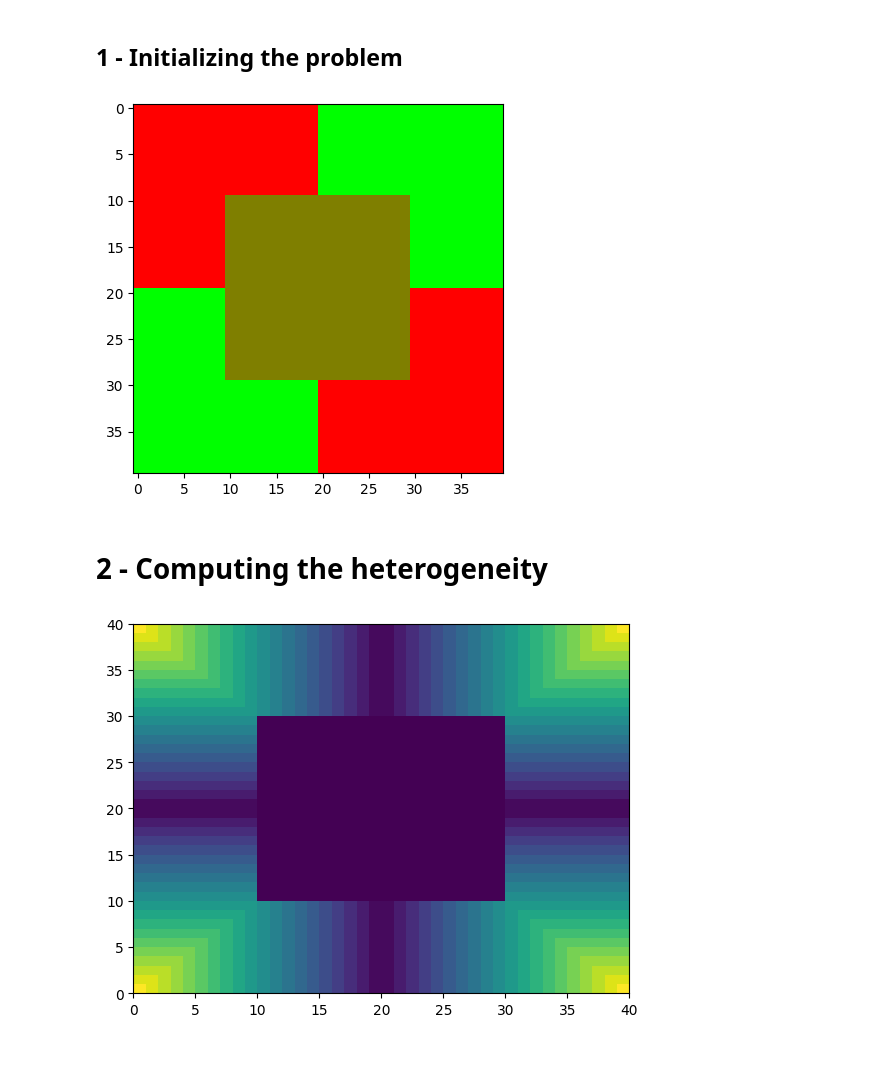
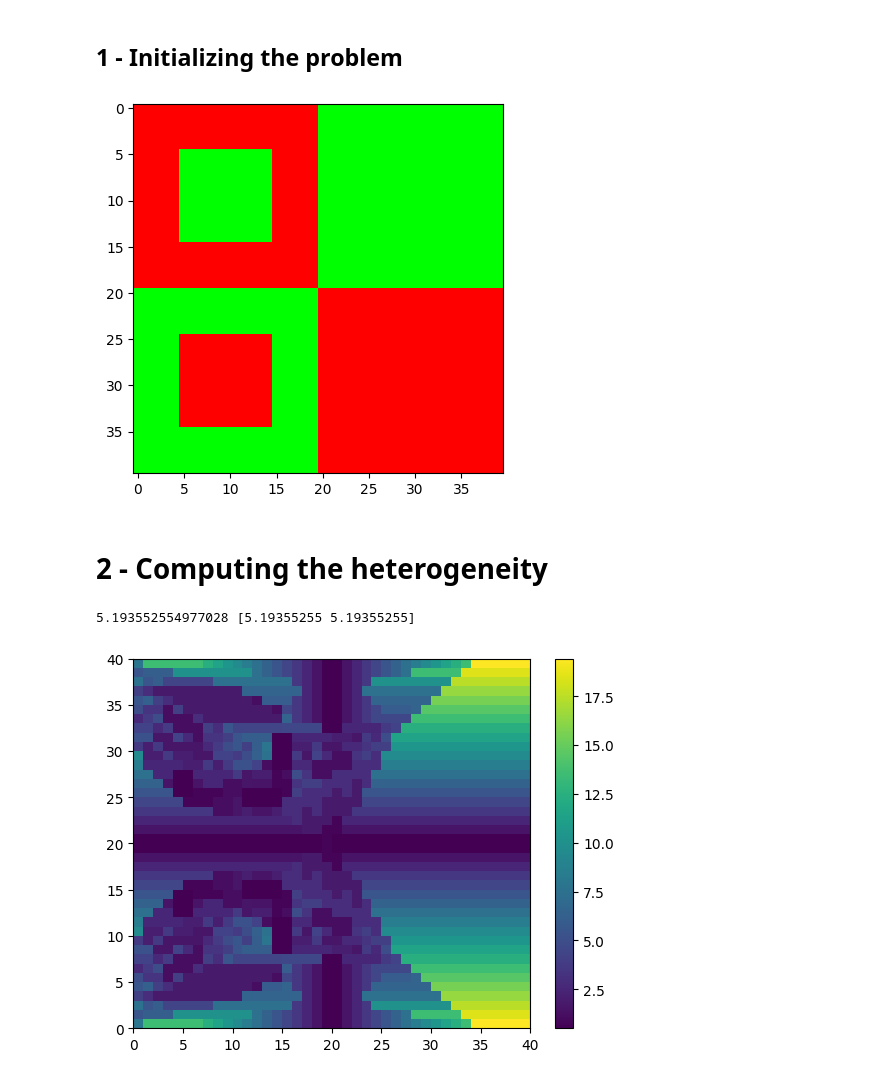
Before and after one commit to jolatechno/analyzing-and-modelling-voting-dynamics, a Jupyter notebook: optimal_transport/example/oth_example.ipynb, the cells around one changed output. Drawn from its saved outputs; the diff is of its cells as text; code cells hidden in the pictures.

```diff
--- a/optimal_transport/example/oth_example.ipynb
+++ b/optimal_transport/example/oth_example.ipynb
@@ -24,7 +24,11 @@ populations[0, :size//2, :size//2] = 1
 populations[0, size//2:, size//2:] = 1
 populations[1, size//2:, :size//2] = 1
 populations[1, :size//2, size//2:] = 1
-populations[:, size//4:size*3//4, size//4:size*3//4] = .5
+
+#populations[:, size//4:size*3//4, size//4:size*3//4] = .5
+
+A, B = populations[:, size*5//8:size*7//8, size//8:size*3//8].copy(), populations[:, size//8:size*3//8, size//8:size*3//8].copy()
+populations[:, size//8:size*3//8, size//8:size*3//8], populations[:, size*5//8:size*7//8, size//8:size*3//8] = A, B
 # %%
 coordinate_flat  = np.resize(coordinate, (2,              size*size))
 populations_flat = np.resize(populations, (num_categories, size*size))
@@ -36,7 +40,7 @@ elif num_categories < 3:
     population_show = np.concatenate((population_show, np.zeros((size, size, 3-num_categories))), axis=2)
 _ = plt.imshow(population_show)
 # %% [output]
-[figure, old version]
+[figure, new version]
 # %% [markdown]
 # 2 - Computing the heterogeneity
 # %%
@@ -45,7 +49,11 @@ results = oth.ot_heterogeneity_populations(
 	populations_flat, distance_matrix, unitary_direction_matrix,
     #ot_emb_kwargs={'numItermax' : 20}
 )
+print(results.global_heterogeneity, results.global_heterogeneity_per_category)
+# %% [output]
+5.193552554977028 [5.19355255 5.19355255]
 # %%
 _ = plt.pcolormesh(np.resize(results.local_heterogeneity, (size, size)))
+_ = plt.colorbar()
 # %% [output]
-[figure, old version]
+[figure, new version]
```
Also changed, not shown: parts of 1 cell of this notebook.
